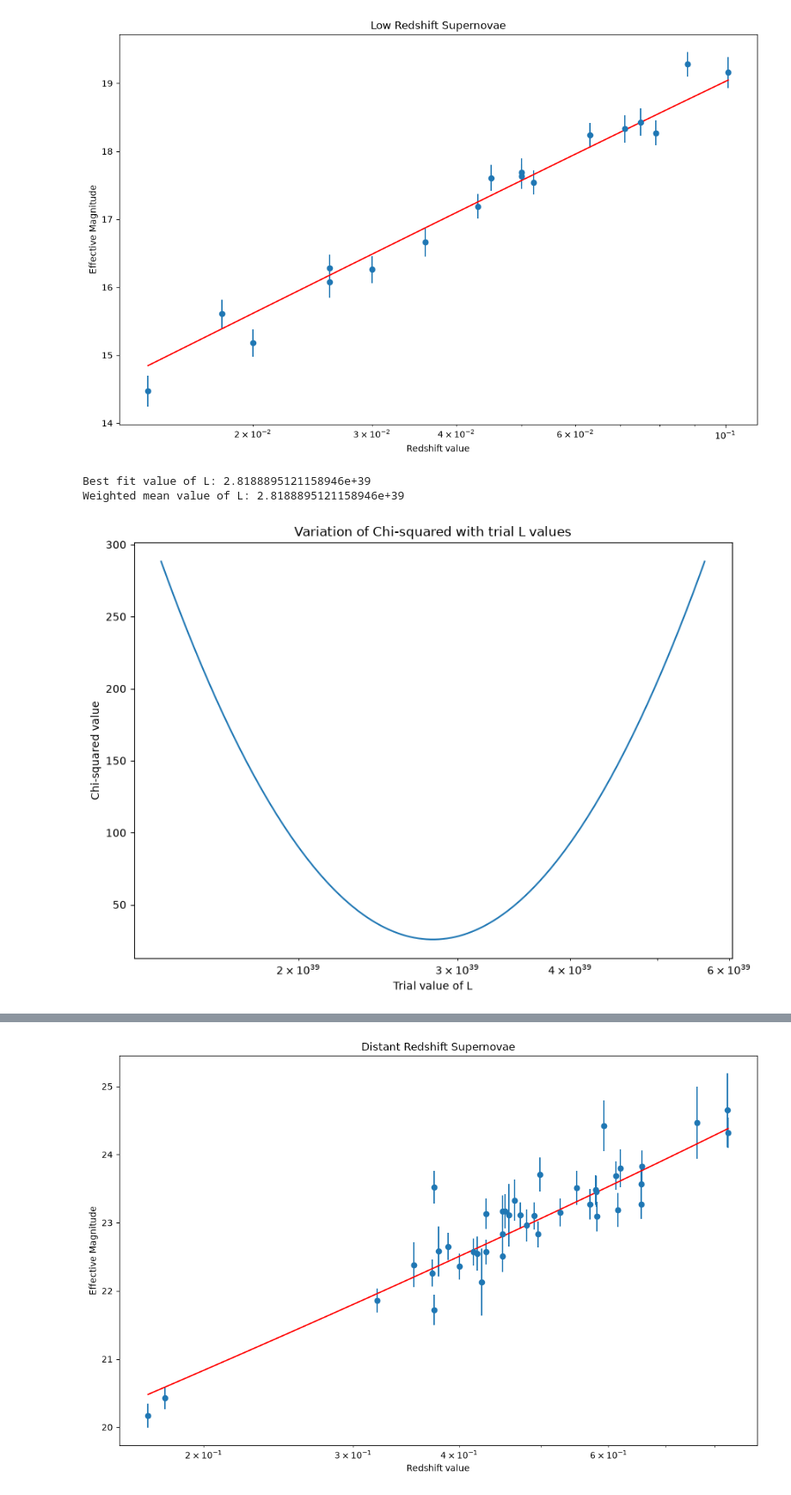
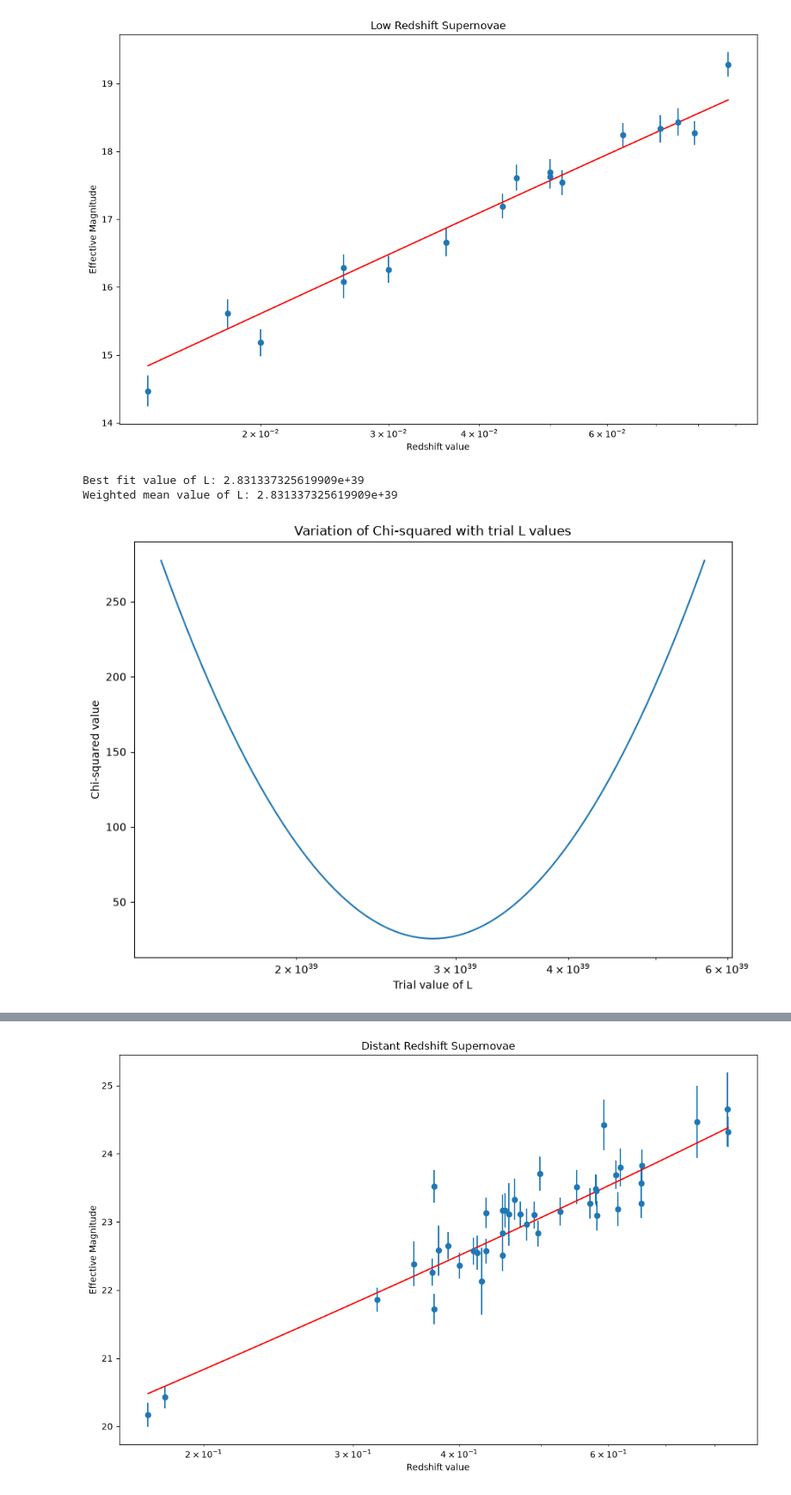
Before and after one commit to caitlin286/Supernova-Cosmology-Computing-Project, a Jupyter notebook: milestone.ipynb, the cells around one changed output, grey strips where cells are left out. Shown at 86% size. Saved outputs shown, nothing was run; the diff lists cells and outputs as text; code cells hidden in the pictures.

Commit message:
changing variable names to be simpler

```diff
--- a/milestone.ipynb
+++ b/milestone.ipynb
@@ -13,3 +1,23 @@ redshift_low, m_effective_low, m_error_low = np.loadtxt('sn_data(1).txt', skipro
+# %%
+import numpy as np
+import matplotlib.pyplot as plt
+import scipy.integrate as integrate
+from scipy.optimize import curve_fit
+
+#importing data for distand supernova
+name = np.loadtxt('sn_data(1).txt', usecols=(0), unpack=True, dtype=str)
+redshift, m_effective, m_error = np.loadtxt('sn_data(1).txt', usecols=(1,2,3), unpack=True)
+
+low = redshift < 0.1
+high = redshift >= 0.1
+
+z_low = redshift[low]
+m_eff_low = m_effective[low]
+m_err_low = m_error[low]
+
+z_dist = redshift[high]
+m_eff_dist = m_effective[high]
+m_err_dist = m_error[high]
 # %%
 #defining constants
 H0 = 2.4306e-18 #s^-1
@@ -25,18 +33,18 @@ def flux(L, d_L):
     return L/(4*np.pi*d_L**2)
 # %%
 #defining function to find predicted effective magnitude
-def m_eff_predicted_low(z, flux):
-    return -2.5*np.log10((1+z)*flux/f_lambda0)
+def m_pred(z, f):
+    return -2.5*np.log10((1+z)*f/f_lambda0)
 # %%
 #defining chi-squared function
-def chi_squared(m_effective_low, m_error_low, m_eff_predicted_low):
-    return np.sum(((m_effective_low-m_eff_predicted_low)**2)/(m_error_low**2))
+def chi_squared(m_eff, m_err, m_pred):
+    return np.sum(((m_eff-m_pred)**2)/(m_err**2))
 # %%
 #finding the best value of L by minimising chi-squared
 #first need to find a range of trial values for L by using weighted mean
 
-weight = 1/(m_error_low**2)
-weighted_mean = np.sum(weight*(m_effective_low + 2.5*np.log10(1 + redshift_low) - 5*np.log10(redshift_low)))/np.sum(weight)
+weight = 1/(m_err_low**2)
+weighted_mean = np.sum(weight*(m_eff_low + 2.5*np.log10(1 + z_low) - 5*np.log10(z_low)))/np.sum(weight)
 L_weighted_mean = 10**(-0.4*weighted_mean)*4*np.pi*f_lambda0*c**2/H0**2
 
 #trial values between half and double the weighted mean, might need to change this??
@@ -45,31 +53,31 @@ trial_L = np.linspace(L_weighted_mean*0.5, L_weighted_mean*2, 4000)
 #need a for loop to find chi-squared for each trial value of L
 chi_squared_values = np.zeros(len(trial_L))
 for i in range(len(trial_L)):
-    chi_squared_values[i] = chi_squared(m_effective_low, m_error_low, m_eff_predicted_low(redshift_low, flux(trial_L[i], d_L_low(redshift_low))))
+    chi_squared_values[i] = chi_squared(m_eff_low, m_err_low, m_pred(z_low, flux(trial_L[i], d_L_low(z_low))))
 L_best_fit = trial_L[np.argmin(chi_squared_values)]
 #line above finds min value in chi-squared values and assigns the corresponding value of trial Ls to ther best fit for L
 
 #now need to find errors on L best fit value. Use fact we require chi squared to be <=1 for a god fit
 # %%
-smooth_redshift_low = np.linspace(np.min(redshift_low), np.max(redshift_low), 1000)
-smooth_m_eff_predicted_low = m_eff_predicted_low(smooth_redshift_low, flux(L_best_fit, d_L_low(smooth_redshift_low)))
+smooth_z_low = np.linspace(np.min(z_low), np.max(z_low), 1000)
+smooth_m_pred_low = m_pred(smooth_z_low, flux(L_best_fit, d_L_low(smooth_z_low)))
 
 plt.figure(figsize=(13,8))
-plt.errorbar(redshift_low, m_effective_low, yerr=m_error_low, marker='o', linestyle='none')
-plt.plot(smooth_redshift_low, smooth_m_eff_predicted_low, color='red')
+plt.errorbar(z_low, m_eff_low, yerr=m_err_low, marker='o', linestyle='none')
+plt.plot(smooth_z_low, smooth_m_pred_low, color='red')
 plt.xscale('log')
 plt.xlabel('Redshift value')
 plt.ylabel('Effective Magnitude')
 plt.title('Low Redshift Supernovae')
 plt.show()
 # %% [output]
-[figure, old version]
+[figure, new version]
 # %%
 print("Best fit value of L:", L_best_fit)
 print("Weighted mean value of L:", L_weighted_mean)
 # %% [output]
-Best fit value of L: 2.8188895121158946e+39
-Weighted mean value of L: 2.8188895121158946e+39
+Best fit value of L: 2.831337325619909e+39
+Weighted mean value of L: 2.831337325619909e+39
 # %%
 plt.figure(figsize=(10,7))
 plt.plot(trial_L, chi_squared_values)
@@ -79,7 +87,7 @@ plt.ylabel('Chi-squared value')
 plt.title('Variation of Chi-squared with trial L values')
 plt.show()
 # %% [output]
-[figure, old version]
+[figure, new version]
 # %%
 #cheching what the chi-squared and reduced chi-squared values are
 print("Chi-squared value:",chi_squared_values[np.argmin(chi_squared_values)])
```
Also changed, not shown: parts of 5 cells of this notebook.
